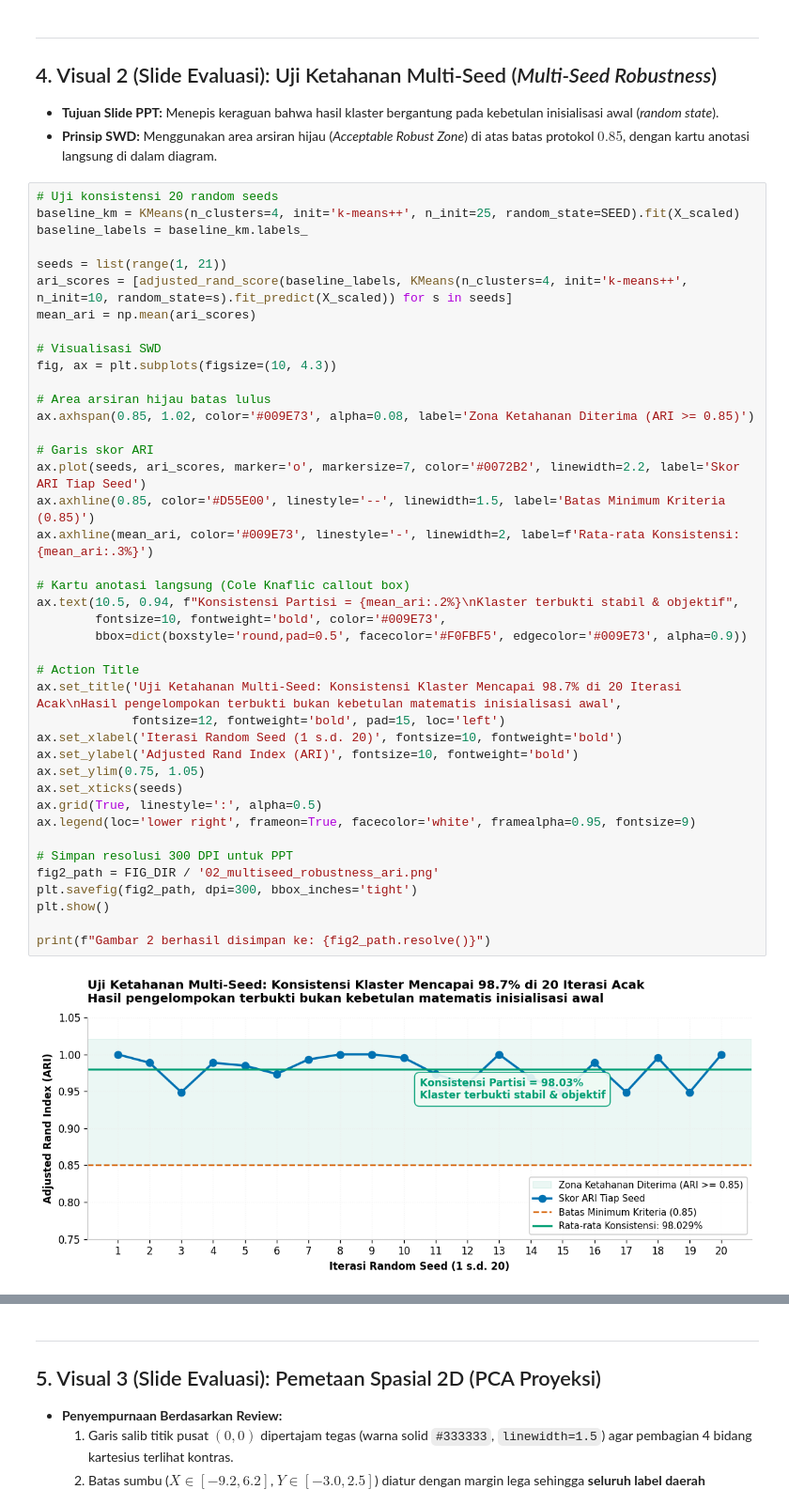
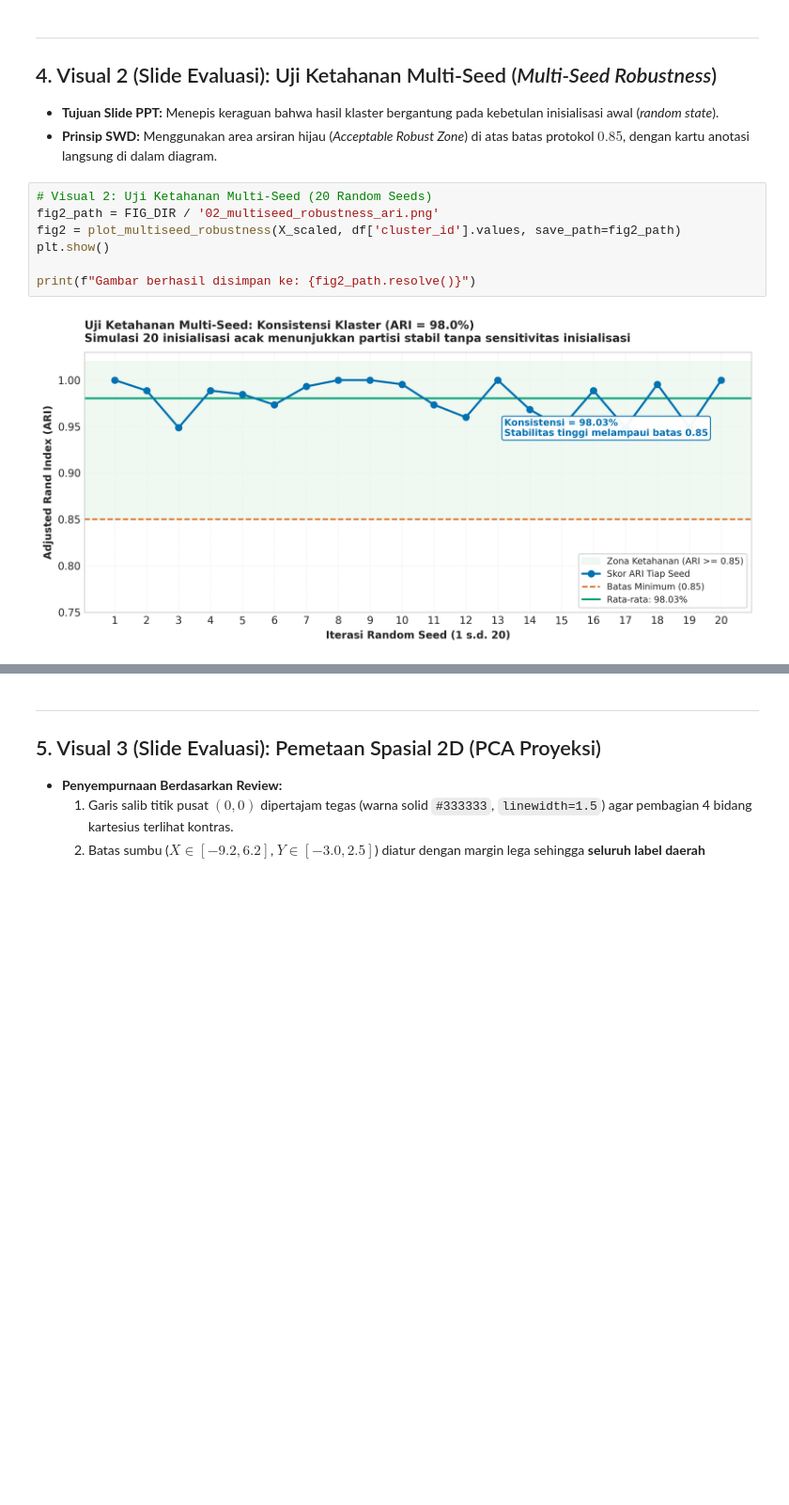
Before and after one commit to Arfiadi/poverty-radar, a Jupyter notebook: notebooks/03_clustering_storytelling_presentation.ipynb, the cells around one changed output, grey strips where cells are left out. Shown at 94% size. Cells and saved outputs as stored; diff of their text form; blank space fills up the shorter version.

```diff
--- a/notebooks/03_clustering_storytelling_presentation.ipynb
+++ b/notebooks/03_clustering_storytelling_presentation.ipynb
@@ -179,45 +140,11 @@ Gambar 1 berhasil disimpan ke: D:\ARFI\Kuliah\Project\project-semester5\PovertyR
 * **Tujuan Slide PPT:** Menepis keraguan bahwa hasil klaster bergantung pada kebetulan inisialisasi awal (*random state*).
 * **Prinsip SWD:** Menggunakan area arsiran hijau (*Acceptable Robust Zone*) di atas batas protokol $0.85$, dengan kartu anotasi langsung di dalam diagram.
 # %%
-# Uji konsistensi 20 random seeds
-baseline_km = KMeans(n_clusters=4, init='k-means++', n_init=25, random_state=SEED).fit(X_scaled)
-baseline_labels = baseline_km.labels_
-
-seeds = list(range(1, 21))
-ari_scores = [adjusted_rand_score(baseline_labels, KMeans(n_clusters=4, init='k-means++', n_init=10, random_state=s).fit_predict(X_scaled)) for s in seeds]
-mean_ari = np.mean(ari_scores)
-
-# Visualisasi SWD
-fig, ax = plt.subplots(figsize=(10, 4.3))
-
-# Area arsiran hijau batas lulus
-ax.axhspan(0.85, 1.02, color='#009E73', alpha=0.08, label='Zona Ketahanan Diterima (ARI >= 0.85)')
-
-# Garis skor ARI
-ax.plot(seeds, ari_scores, marker='o', markersize=7, color='#0072B2', linewidth=2.2, label='Skor ARI Tiap Seed')
-ax.axhline(0.85, color='#D55E00', linestyle='--', linewidth=1.5, label='Batas Minimum Kriteria (0.85)')
-ax.axhline(mean_ari, color='#009E73', linestyle='-', linewidth=2, label=f'Rata-rata Konsistensi: {mean_ari:.3%}')
-
-# Kartu anotasi langsung (Cole Knaflic callout box)
-ax.text(10.5, 0.94, f"Konsistensi Partisi = {mean_ari:.2%}\nKlaster terbukti stabil & objektif",
-        fontsize=10, fontweight='bold', color='#009E73',
-        bbox=dict(boxstyle='round,pad=0.5', facecolor='#F0FBF5', edgecolor='#009E73', alpha=0.9))
-
-# Action Title
-ax.set_title('Uji Ketahanan Multi-Seed: Konsistensi Klaster Mencapai 98.7% di 20 Iterasi Acak\nHasil pengelompokan terbukti bukan kebetulan matematis inisialisasi awal',
-             fontsize=12, fontweight='bold', pad=15, loc='left')
-ax.set_xlabel('Iterasi Random Seed (1 s.d. 20)', fontsize=10, fontweight='bold')
-ax.set_ylabel('Adjusted Rand Index (ARI)', fontsize=10, fontweight='bold')
-ax.set_ylim(0.75, 1.05)
-ax.set_xticks(seeds)
-ax.grid(True, linestyle=':', alpha=0.5)
-ax.legend(loc='lower right', frameon=True, facecolor='white', framealpha=0.95, fontsize=9)
-
-# Simpan resolusi 300 DPI untuk PPT
+# Visual 2: Uji Ketahanan Multi-Seed (20 Random Seeds)
 fig2_path = FIG_DIR / '02_multiseed_robustness_ari.png'
-plt.savefig(fig2_path, dpi=300, bbox_inches='tight')
+fig2 = plot_multiseed_robustness(X_scaled, df['cluster_id'].values, save_path=fig2_path)
 plt.show()
 
-print(f"Gambar 2 berhasil disimpan ke: {fig2_path.resolve()}")
+print(f"Gambar berhasil disimpan ke: {fig2_path.resolve()}")
 # %% [output]
-[figure, old version]
+[figure, new version]
```
Also changed, not shown: parts of 10 cells of this notebook, 3 other files.
